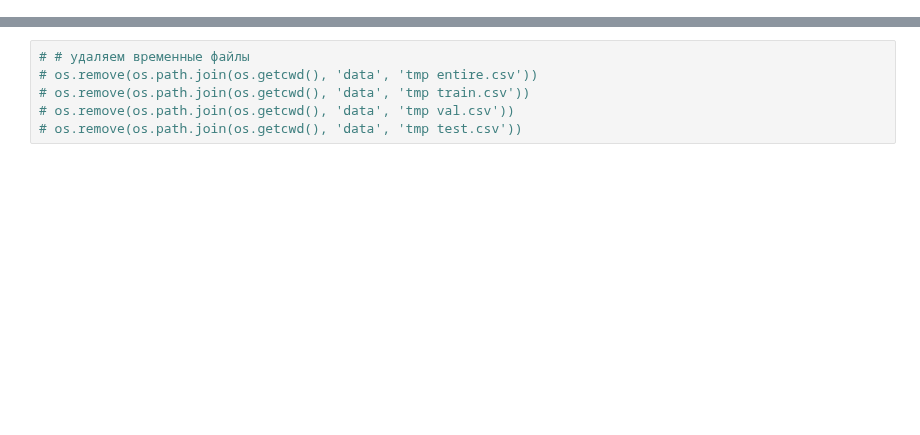
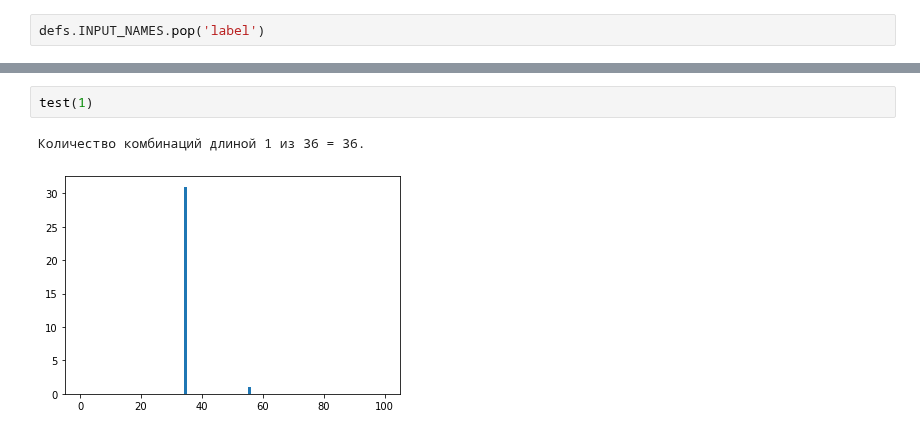
Before and after one commit to mikhailmartin/Breast-Cancer, a Jupyter notebook: testing of generalizing NN-classifier.ipynb, the cells around one changed output, grey strips where cells are left out. Saved outputs shown, nothing was run; the diff lists cells and outputs as text; blank space fills up the shorter version.

```diff
--- a/testing of generalizing NN-classifier.ipynb
+++ b/testing of generalizing NN-classifier.ipynb
@@ -42,0 +60,2 @@ for threshold in [0.4, 0.5, 0.6, 0.7, 0.8, 0.9]:
+# %%
+defs.INPUT_NAMES.pop('label')
@@ -76,6 +116,5 @@ test()
-# %%
-# # удаляем временные файлы
-# os.remove(os.path.join(os.getcwd(), 'data', 'tmp entire.csv'))
-# os.remove(os.path.join(os.getcwd(), 'data', 'tmp train.csv'))
-# os.remove(os.path.join(os.getcwd(), 'data', 'tmp val.csv'))
-# os.remove(os.path.join(os.getcwd(), 'data', 'tmp test.csv'))
+# %%
+test(1)
+# %% [output]
+Количество комбинаций длиной 1 из 36 = 36.
+[figure, added]
```
Also changed, not shown: parts of 12 cells of this notebook, 21 other files.
